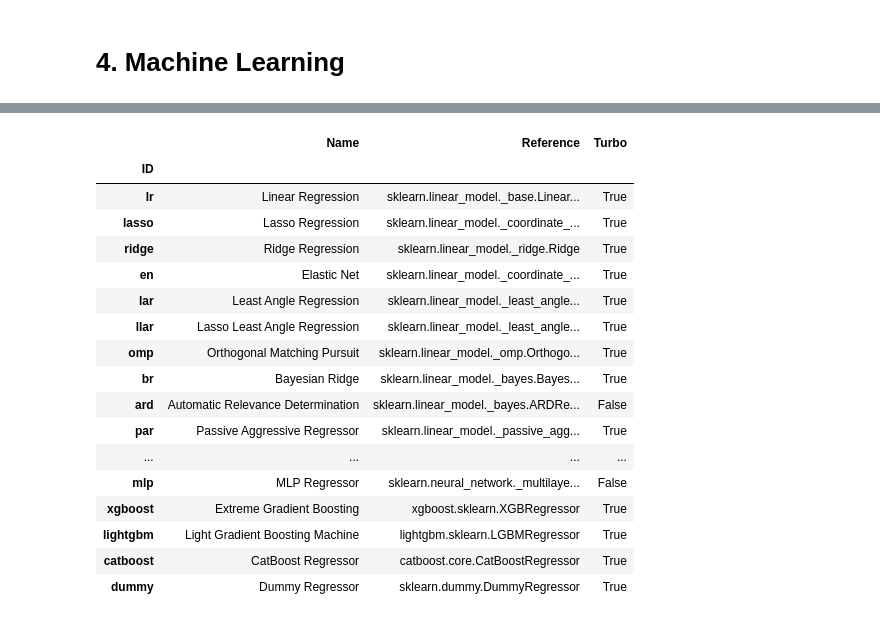
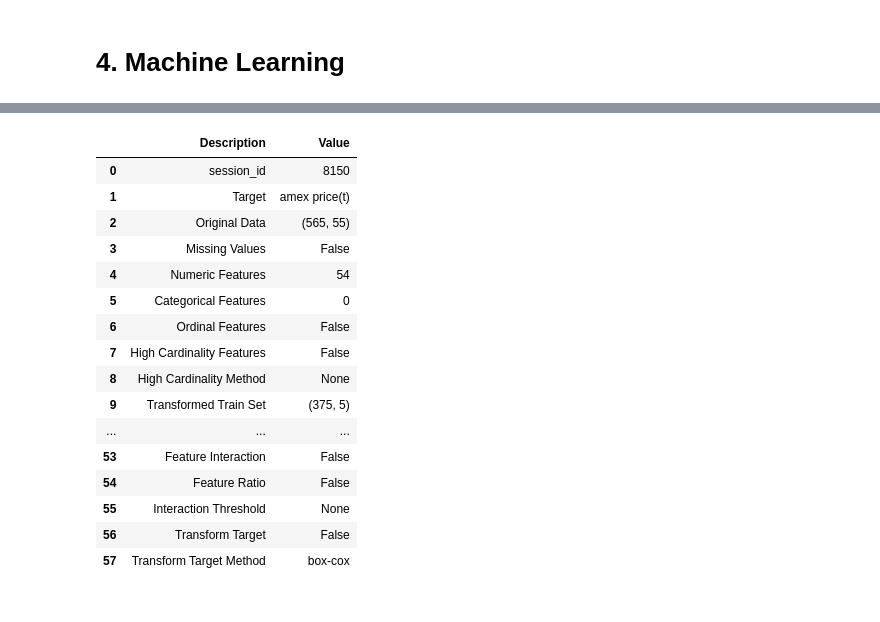
Before and after one commit to rohitar/bits, a Jupyter notebook: FA_Assignment.ipynb, the cells around one changed output, grey strips where cells are left out. Saved outputs shown, nothing was run; the diff lists cells and outputs as text; code cells hidden in the pictures.

```diff
--- a/FA_Assignment.ipynb
+++ b/FA_Assignment.ipynb
@@ -932,21 +838,0 @@ tuned_xgboost = tune_model(xg_boost)
-# %%
-models()
-# %% [output]
-|  | Name | Reference | Turbo |
-| ID |  |  |  |
-| lr | Linear Regression | sklearn.linear_model._base.Linear... | True |
-| lasso | Lasso Regression | sklearn.linear_model._coordinate_... | True |
-| ridge | Ridge Regression | sklearn.linear_model._ridge.Ridge | True |
-| en | Elastic Net | sklearn.linear_model._coordinate_... | True |
-| lar | Least Angle Regression | sklearn.linear_model._least_angle... | True |
-| llar | Lasso Least Angle Regression | sklearn.linear_model._least_angle... | True |
-| omp | Orthogonal Matching Pursuit | sklearn.linear_model._omp.Orthogo... | True |
-| br | Bayesian Ridge | sklearn.linear_model._bayes.Bayes... | True |
-| ard | Automatic Relevance Determination | sklearn.linear_model._bayes.ARDRe... | False |
-| par | Passive Aggressive Regressor | sklearn.linear_model._passive_agg... | True |
-| ... | ... | ... | ... |
-| mlp | MLP Regressor | sklearn.neural_network._multilaye... | False |
-| xgboost | Extreme Gradient Boosting | xgboost.sklearn.XGBRegressor | True |
-| lightgbm | Light Gradient Boosting Machine | lightgbm.sklearn.LGBMRegressor | True |
-| catboost | CatBoost Regressor | catboost.core.CatBoostRegressor | True |
-| dummy | Dummy Regressor | sklearn.dummy.DummyRegressor | True |
@@ -952,0 +841,41 @@ models()
+# %%
+maxlen = len(mldf)
+forecast4 = []
+from tqdm import tqdm
+
+modelsetup = setup(data = mldf[:maxlen-30], target = 'amex price(t)',
+                  ignore_features = [],normalize = True,
+                  transformation= True, transformation_method = 'yeo-johnson',
+                  transform_target = False, remove_outliers= True,
+                  remove_multicollinearity = True,
+                  ignore_low_variance = True, combine_rare_levels = True, silent=True)
+cat_boost = create_model('catboost')
+tuned_catboost = tune_model(cat_boost)
+
+for ii in tqdm(range(30)):
+  modelsetup = setup(data = mldf[ii:ii+maxlen-30], target = 'amex price(t)',
+                   ignore_features = [],normalize = True,
+                   transformation= True, transformation_method = 'yeo-johnson',
+                   transform_target = False, remove_outliers= True,
+                   remove_multicollinearity = True,
+                   ignore_low_variance = True, combine_rare_levels = True, silent=True)
+  tuned_catboost = finalize_model(tuned_catboost)
+  forecast4.append(tuned_catboost.predict(mldf.iloc[-30+ii]))
+# %% [output]
+|  | Description | Value |
+| 0 | session_id | 8150 |
+| 1 | Target | amex price(t) |
+| 2 | Original Data | (565, 55) |
+| 3 | Missing Values | False |
+| 4 | Numeric Features | 54 |
+| 5 | Categorical Features | 0 |
+| 6 | Ordinal Features | False |
+| 7 | High Cardinality Features | False |
+| 8 | High Cardinality Method | None |
+| 9 | Transformed Train Set | (375, 5) |
+| ... | ... | ... |
+| 53 | Feature Interaction | False |
+| 54 | Feature Ratio | False |
+| 55 | Interaction Threshold | None |
+| 56 | Transform Target | False |
+| 57 | Transform Target Method | box-cox |
```
Also changed, not shown: parts of 32 cells of this notebook.
